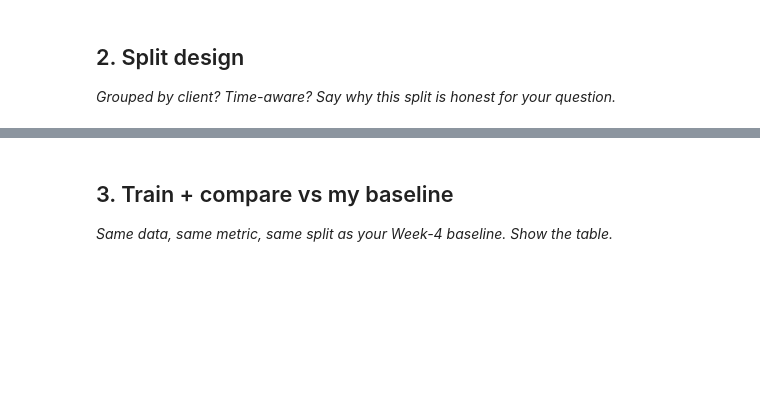
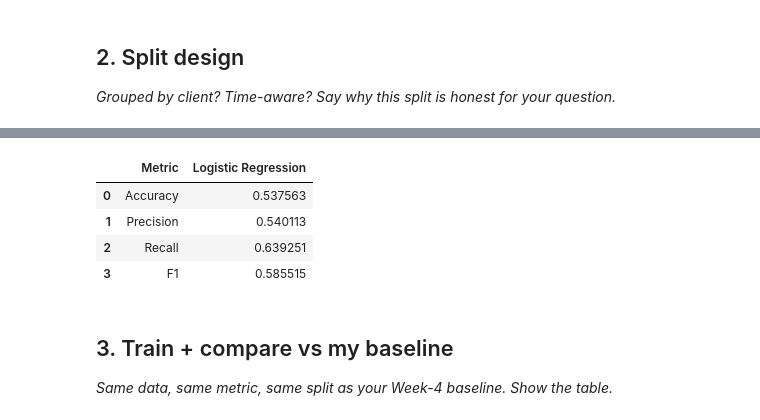
Before and after one commit to duaf9877/FlyRank-AI-ML-Internship, a Jupyter notebook: work/notebooks/w05_model.ipynb, the cells around one changed output, grey strips where cells are left out. Saved outputs shown, nothing was run; the diff lists cells and outputs as text; code cells hidden in the pictures; blank space fills up the shorter version.

```diff
--- a/work/notebooks/w05_model.ipynb
+++ b/work/notebooks/w05_model.ipynb
@@ -17,3 +157,36 @@ This skeleton is yours to fill. Work the sections **in order** — each one has
+# %%
+pred = model.predict(X_test)
+# %%
+results = pd.DataFrame({
+
+"Metric":[
+"Accuracy",
+"Precision",
+"Recall",
+"F1"
+],
+
+"Logistic Regression":[
+
+accuracy_score(y_test,pred),
+
+precision_score(y_test,pred),
+
+recall_score(y_test,pred),
+
+f1_score(y_test,pred)
+
+]
+
+})
+
+results
+# %% [output]
+|  | Metric | Logistic Regression |
+| 0 | Accuracy | 0.537563 |
+| 1 | Precision | 0.540113 |
+| 2 | Recall | 0.639251 |
+| 3 | F1 | 0.585515 |
 # %% [markdown]
 ## 3. Train + compare vs my baseline
 
```
Also changed, not shown: parts of 16 cells of this notebook.
